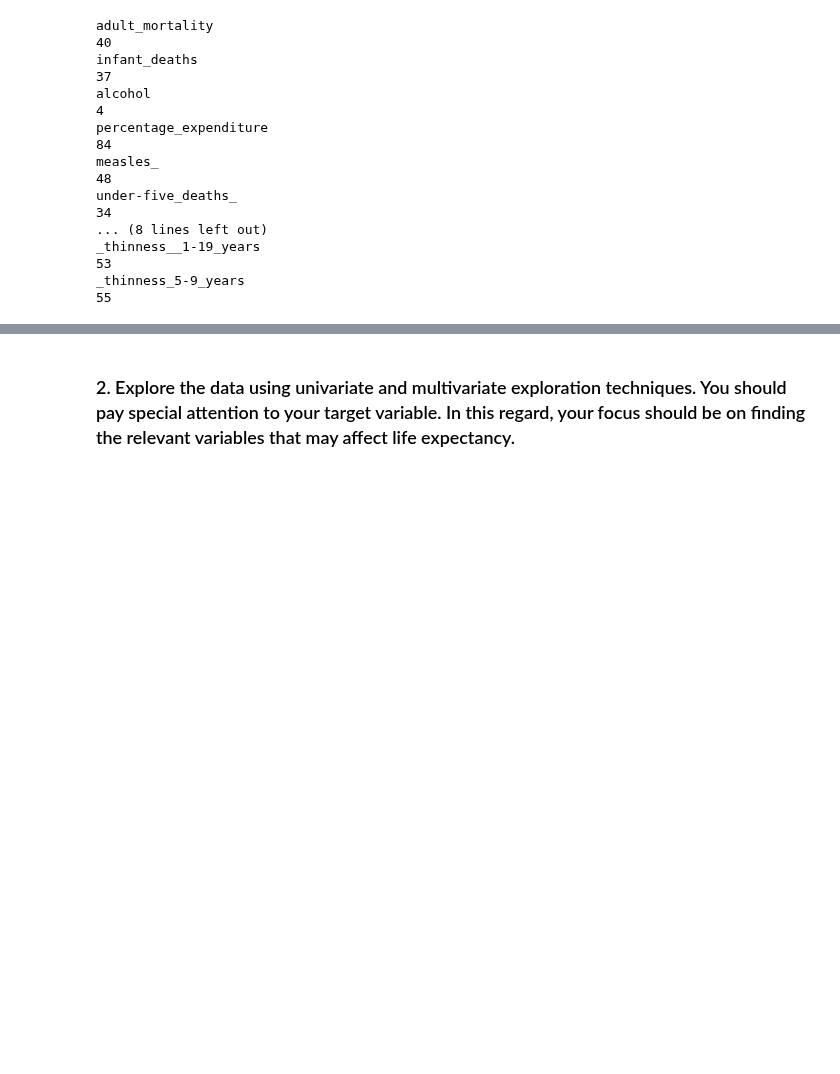
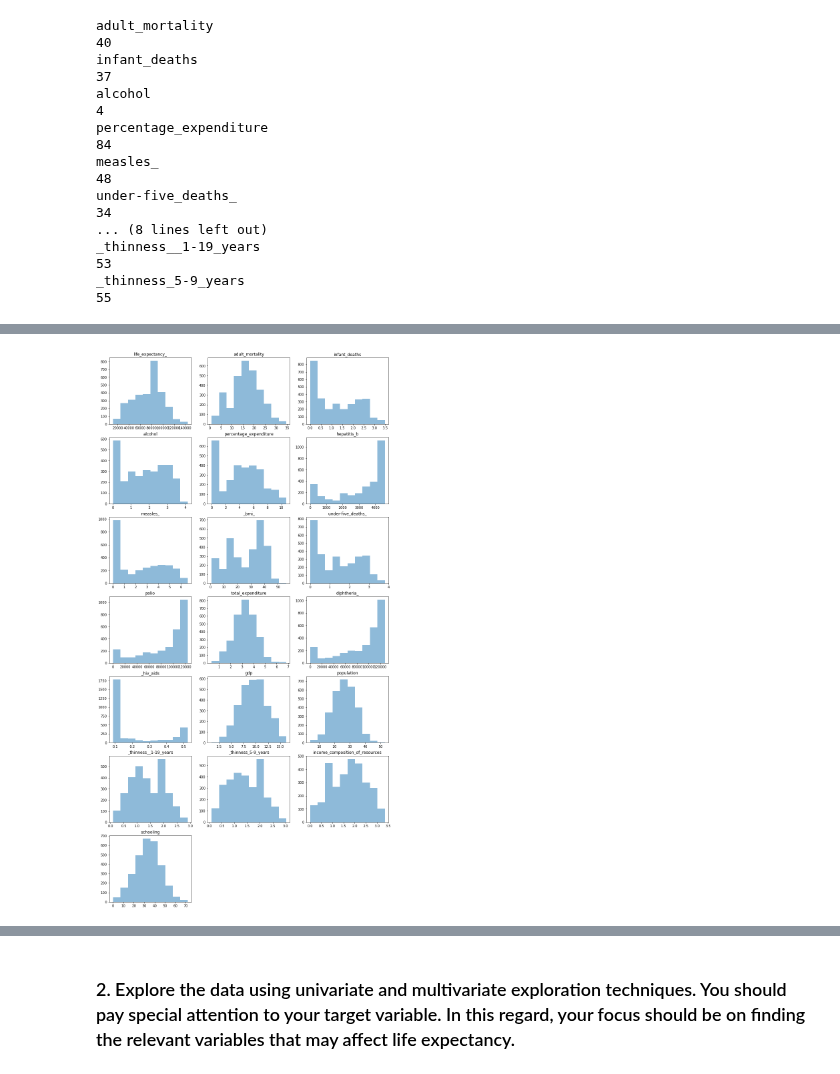
Before and after one commit to mrkjhsn/Thinkful-Exercises, a Jupyter notebook: model_preparation_challenge.ipynb, the cells around one changed output, grey strips where cells are left out. Drawn from its saved outputs; the diff is of its cells as text; code cells hidden in the pictures; blank space fills up the shorter version.

```diff
--- a/model_preparation_challenge.ipynb
+++ b/model_preparation_challenge.ipynb
@@ -219,0 +230,14 @@ There are a lot of outliers beyond 3 standard deviations.
+# %%
+# show histogram for each column
+# to show the distribution of the data
+# to verify how much boxcox helped me
+
+fig = plt.figure(figsize=(15, 30))
+
+for i, column in enumerate(life_exp.columns[3:]):
+
+    plt.subplot(ceil(len(life_exp.columns[3:])/3), 3, i+1)
+    plt.title(column)
+    plt.hist(life_exp[column], alpha=.5);
+# %% [output]
+[figure, added]
```
Also changed, not shown: parts of 58 cells of this notebook.
